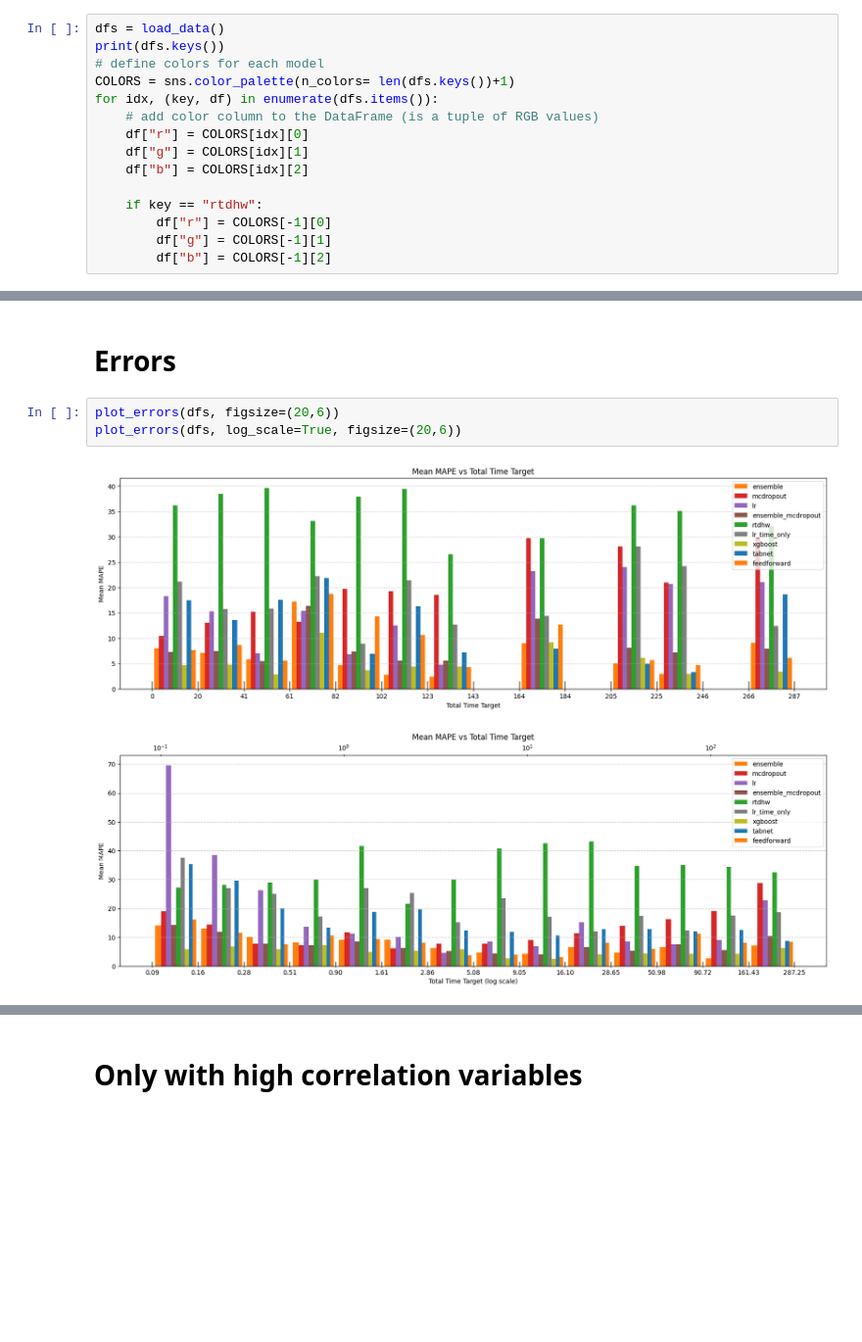
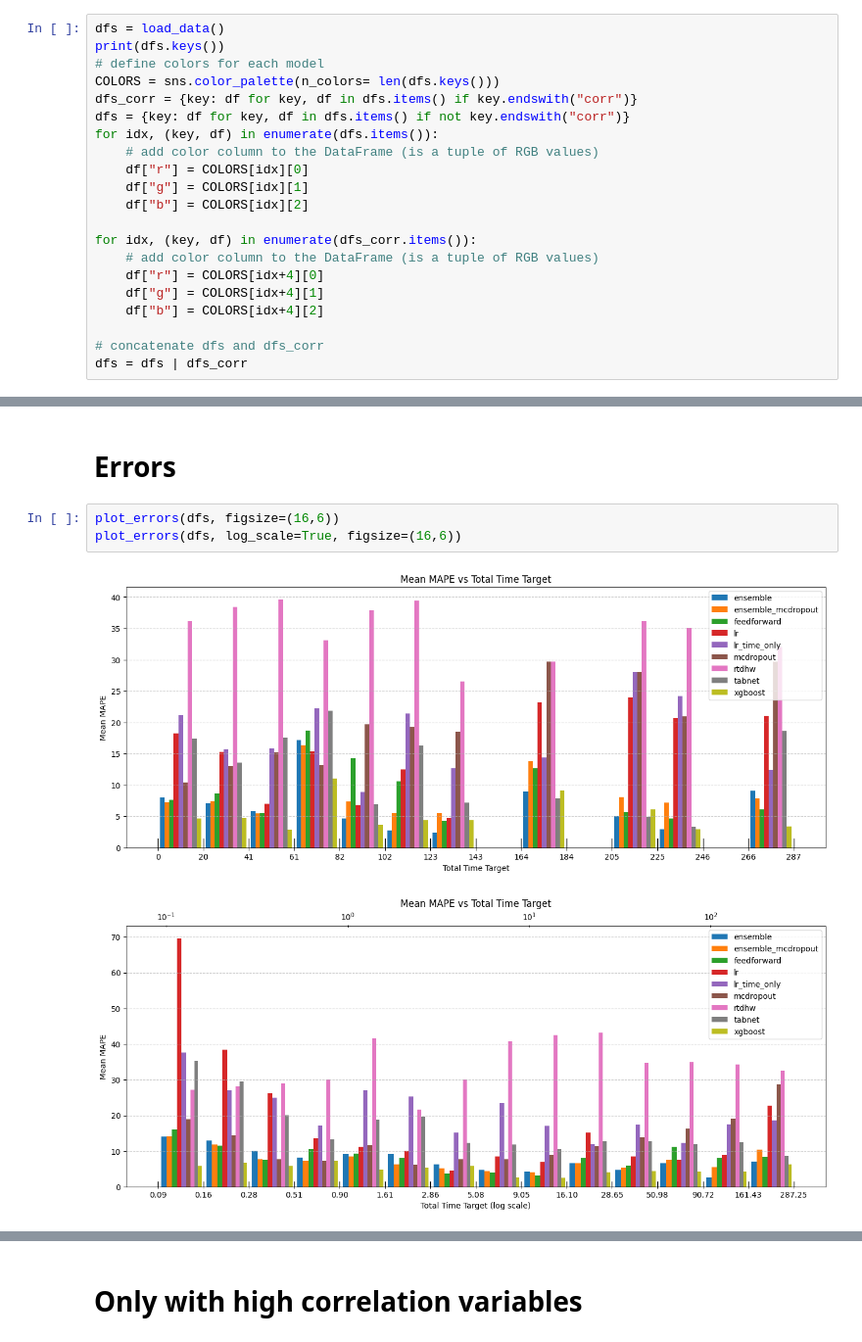
Before and after one commit to FrancoCabezasPoblete/resource-prediction-study, a Jupyter notebook: notebooks/eda_final.ipynb, the cells around one changed output, grey strips where cells are left out. Shown at 98% size. Saved outputs shown, nothing was run; the diff lists cells and outputs as text; blank space fills up the shorter version.

```diff
--- a/notebooks/eda_final.ipynb
+++ b/notebooks/eda_final.ipynb
@@ -24,15 +24,21 @@ def load_data() -> dict[str, pd.DataFrame]:
 dfs = load_data()
 print(dfs.keys())
 # define colors for each model
-COLORS = sns.color_palette(n_colors= len(dfs.keys())+1)
+COLORS = sns.color_palette(n_colors= len(dfs.keys()))
+dfs_corr = {key: df for key, df in dfs.items() if key.endswith("corr")}
+dfs = {key: df for key, df in dfs.items() if not key.endswith("corr")}
 for idx, (key, df) in enumerate(dfs.items()):
 	# add color column to the DataFrame (is a tuple of RGB values)
 	df["r"] = COLORS[idx][0]
 	df["g"] = COLORS[idx][1]
 	df["b"] = COLORS[idx][2]
 
-	if key == "rtdhw":
-		df["r"] = COLORS[-1][0]
-		df["g"] = COLORS[-1][1]
-		df["b"] = COLORS[-1][2]
+for idx, (key, df) in enumerate(dfs_corr.items()):
+	# add color column to the DataFrame (is a tuple of RGB values)
+	df["r"] = COLORS[idx+4][0]
+	df["g"] = COLORS[idx+4][1]
+	df["b"] = COLORS[idx+4][2]
+
+# concatenate dfs and dfs_corr
+dfs = dfs | dfs_corr
 # %% [output]
@@ -151,11 +157,11 @@ plot_MAPE(metrics)
 # %% [markdown]
 # Errors
 # %%
-plot_errors(dfs, figsize=(20,6))
-plot_errors(dfs, log_scale=True, figsize=(20,6))
+plot_errors(dfs, figsize=(16,6))
+plot_errors(dfs, log_scale=True, figsize=(16,6))
 # %% [output]
-[figure, old version]
+[figure, new version]
-[figure, old version]
+[figure, new version]
 # %%
 plot_errors(dfs, models=["xgboost", "feedforward", "mcdropout"])
 plot_errors(dfs, models=["xgboost", "feedforward", "mcdropout"], log_scale=True)
```
Also changed, not shown: parts of 9 cells of this notebook.
